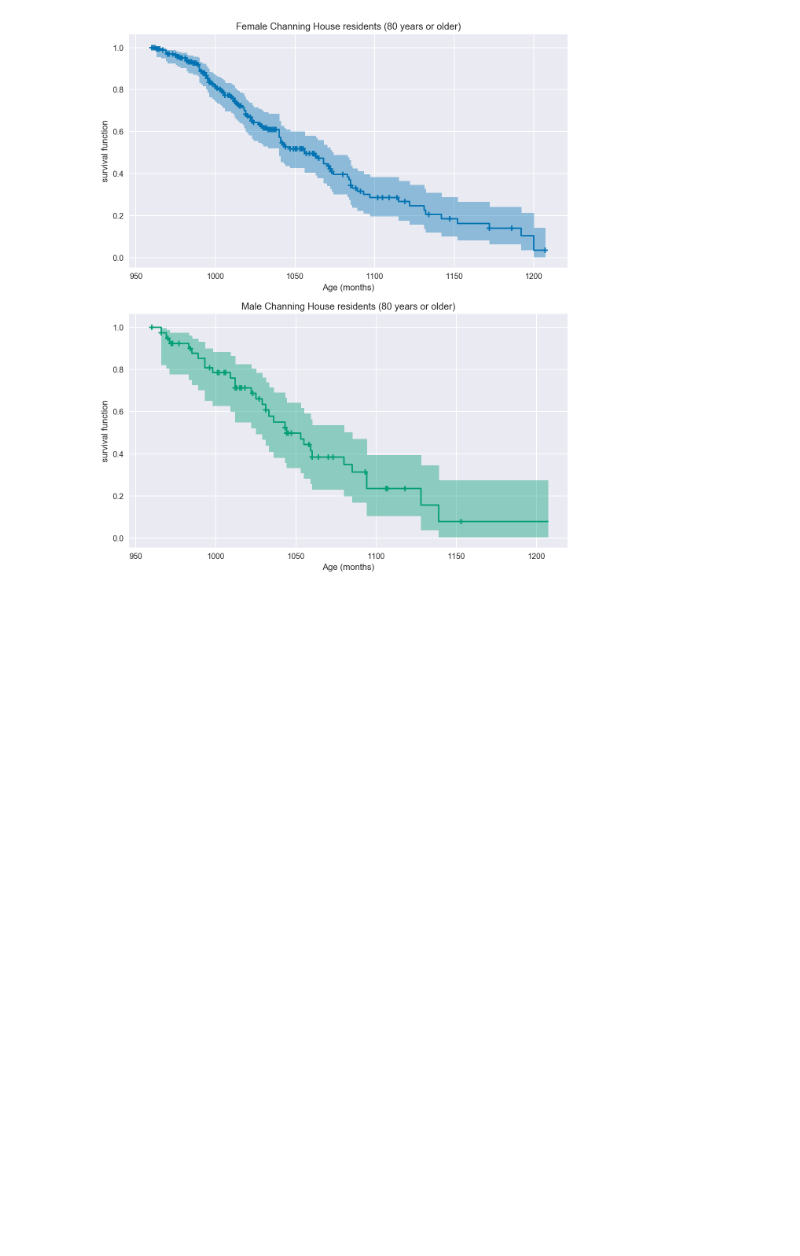
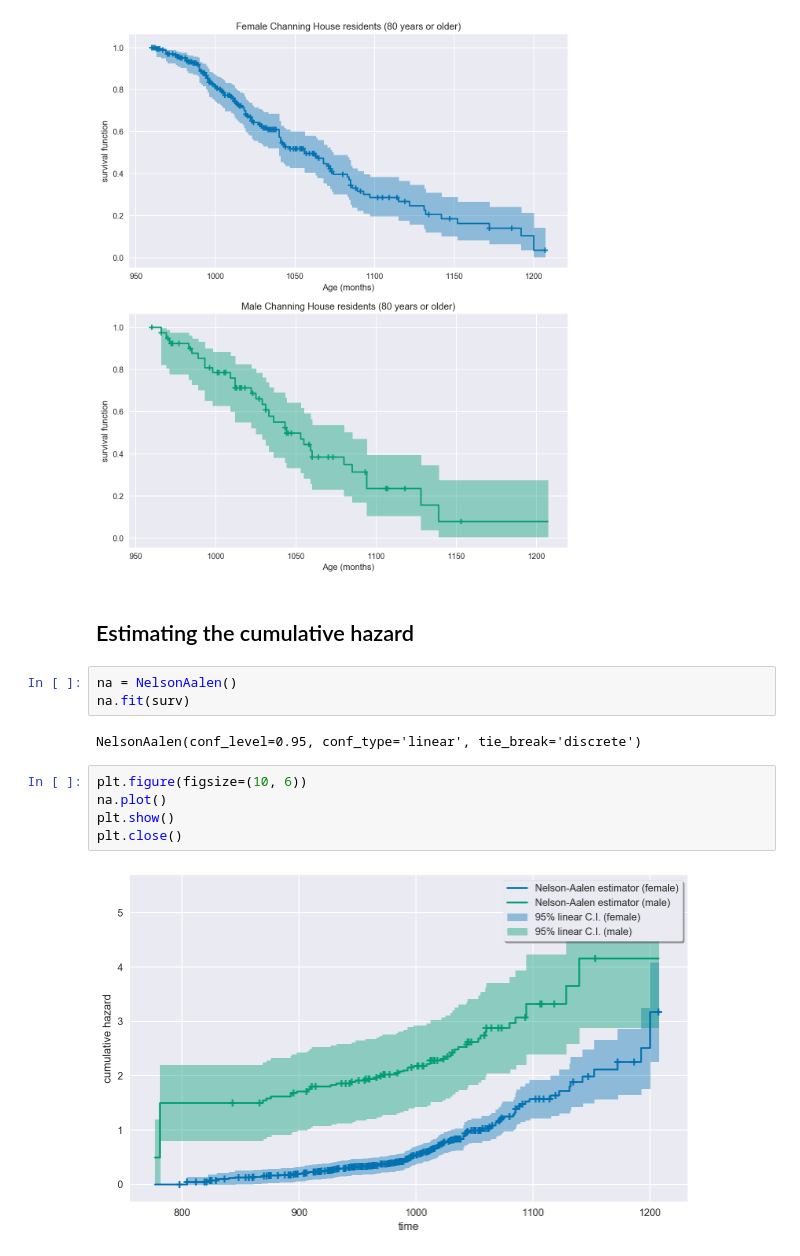
Before and after one commit to artemmavrin/survive, a Jupyter notebook: doc/source/examples/Channing_House_Dataset.ipynb, the cells around one changed output. Cells and saved outputs as stored; diff of their text form; blank space fills up the shorter version.

Commit message:
Added the Nelson-Aalen estimator

```diff
--- a/doc/source/examples/Channing_House_Dataset.ipynb
+++ b/doc/source/examples/Channing_House_Dataset.ipynb
@@ -166,3 +166,17 @@ plt.show()
 plt.close()
 # %% [output]
 [figure]
+# %% [markdown]
+## Estimating the cumulative hazard
+# %%
+na = NelsonAalen()
+na.fit(surv)
+# %% [output]
+NelsonAalen(conf_level=0.95, conf_type='linear', tie_break='discrete')
+# %%
+plt.figure(figsize=(10, 6))
+na.plot()
+plt.show()
+plt.close()
+# %% [output]
+[figure, added]
```
Also changed, not shown: parts of 1 cell of this notebook, 4 other files.
